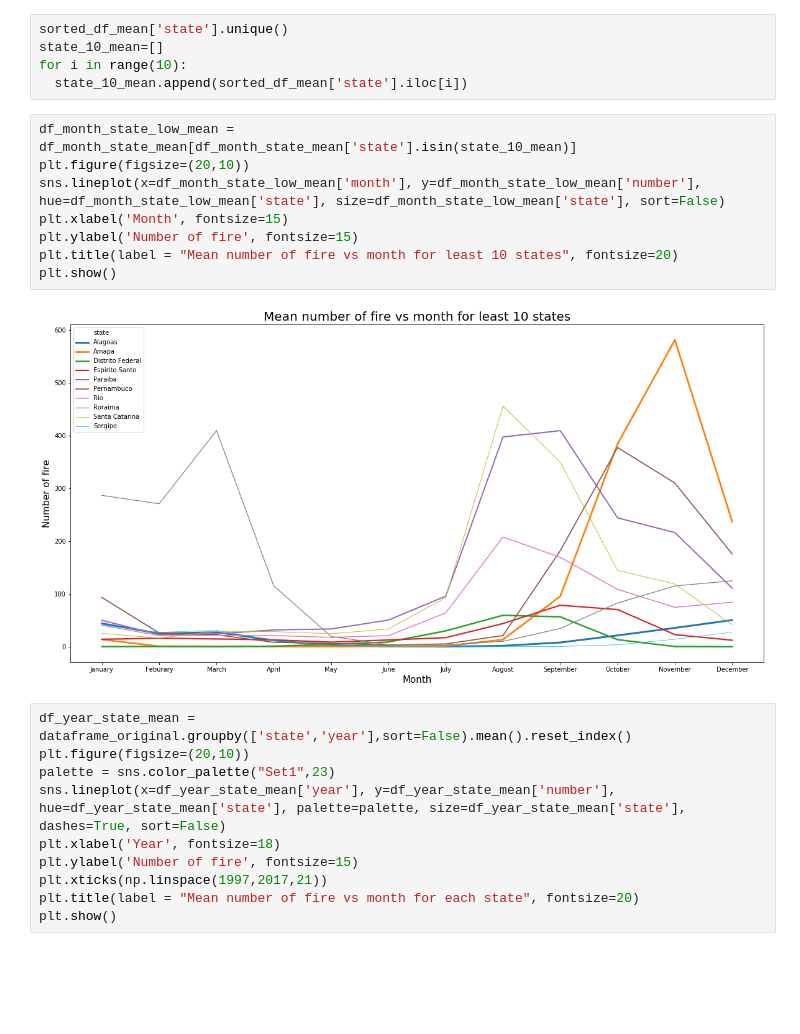
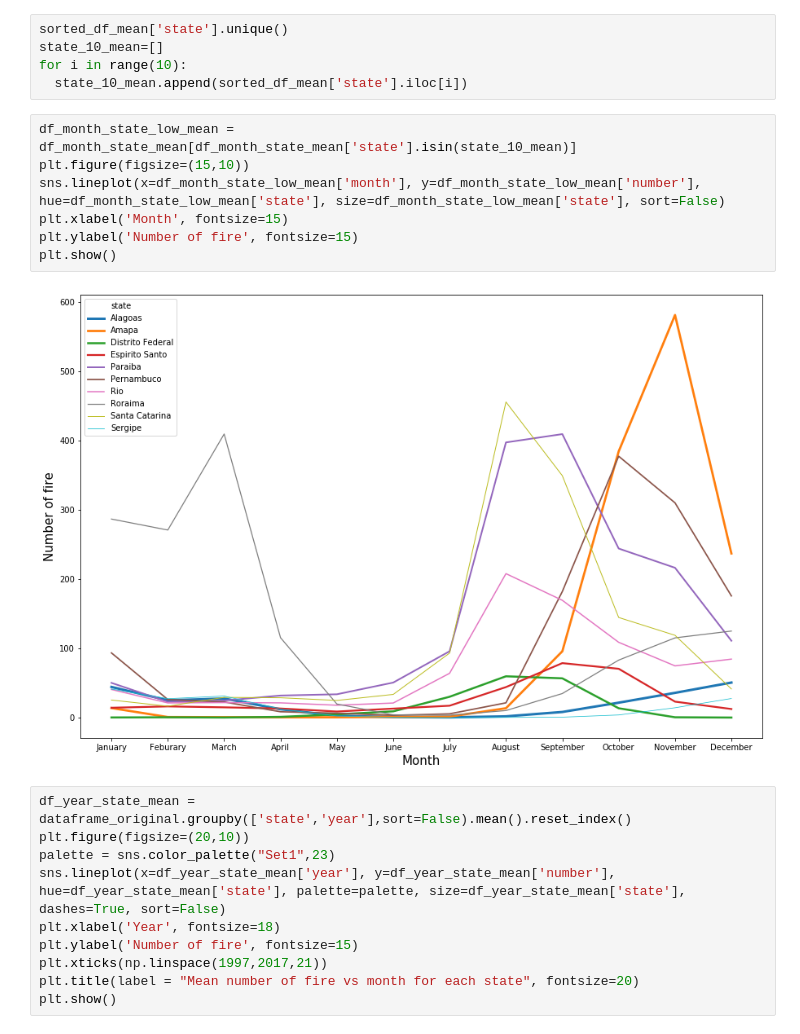
Before and after one commit to jhalani1999/Forest-fire-in-Brazil, a Jupyter notebook: forest_fires_in_brazil.ipynb, the cells around one changed output. Drawn from its saved outputs; the diff is of its cells as text; blank space fills up the shorter version.

```diff
--- a/forest_fires_in_brazil.ipynb
+++ b/forest_fires_in_brazil.ipynb
@@ -223,14 +192,13 @@ for i in range(10):
   state_10_mean.append(sorted_df_mean['state'].iloc[i])
 # %%
 df_month_state_low_mean = df_month_state_mean[df_month_state_mean['state'].isin(state_10_mean)]
-plt.figure(figsize=(20,10))
+plt.figure(figsize=(15,10))
 sns.lineplot(x=df_month_state_low_mean['month'], y=df_month_state_low_mean['number'], hue=df_month_state_low_mean['state'], size=df_month_state_low_mean['state'], sort=False)
 plt.xlabel('Month', fontsize=15)
 plt.ylabel('Number of fire', fontsize=15)
-plt.title(label = "Mean number of fire vs month for least 10 states", fontsize=20)
 plt.show()
 # %% [output]
-[figure, old version]
+[figure, new version]
 # %%
 df_year_state_mean = dataframe_original.groupby(['state','year'],sort=False).mean().reset_index()
 plt.figure(figsize=(20,10))
```
Also changed, not shown: parts of 9 cells of this notebook.
